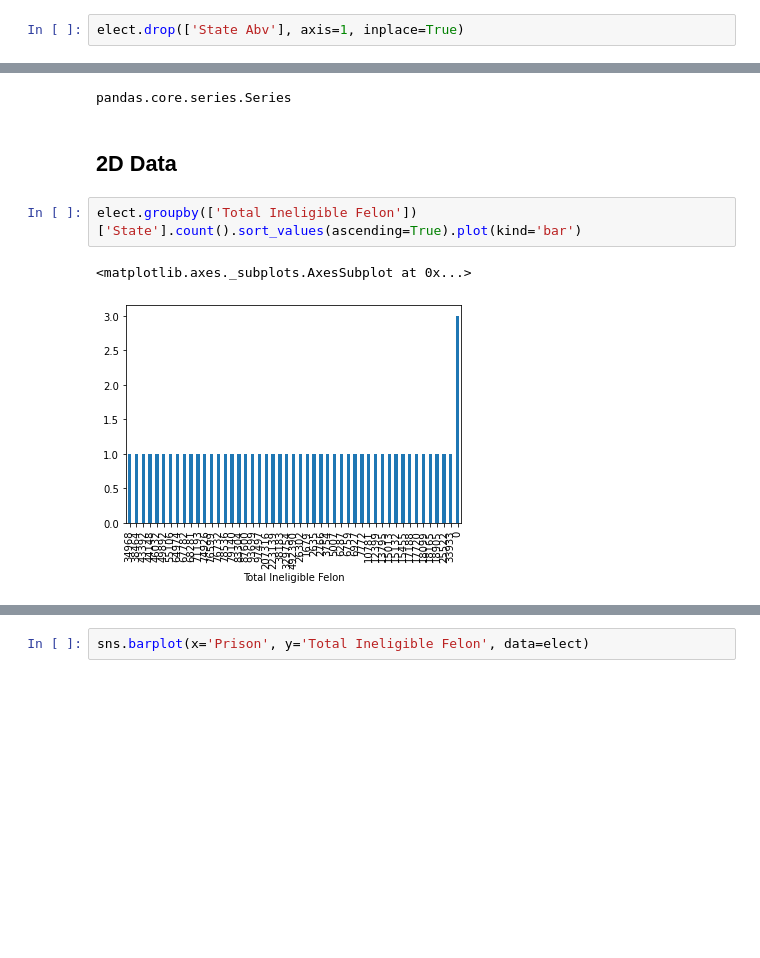
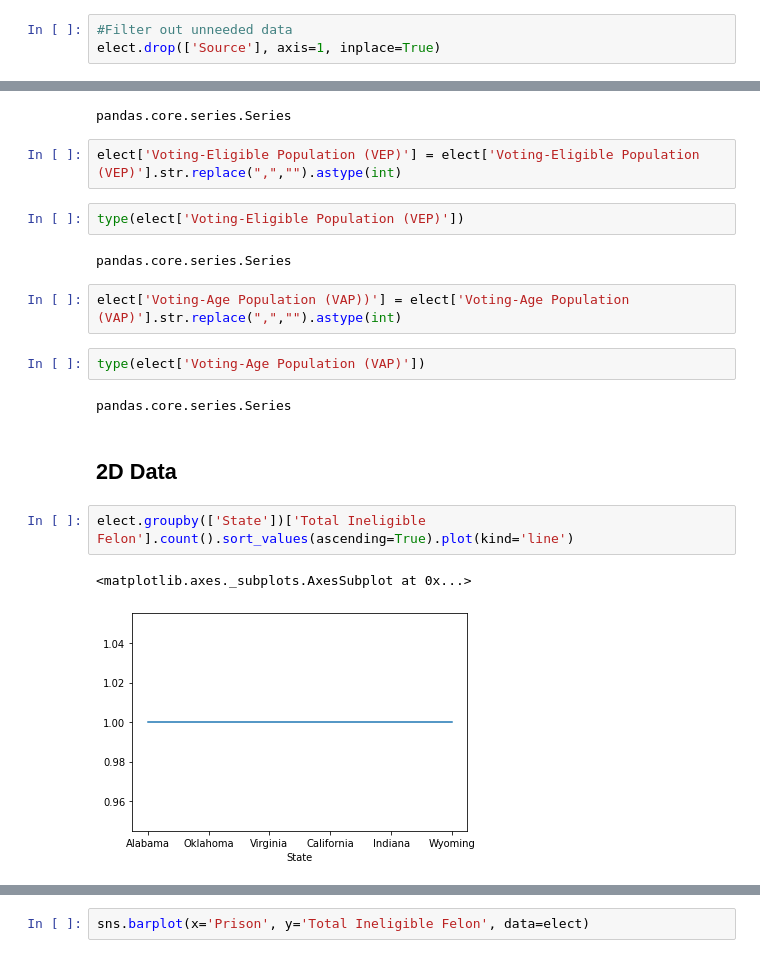
Before and after one commit to juliakaneko/MLA-Data, a Jupyter notebook: 02_Election_Ballots.ipynb, the cells around one changed output, grey strips where cells are left out. Saved outputs shown, nothing was run; the diff lists cells and outputs as text; blank space fills up the shorter version.

```diff
--- a/02_Election_Ballots.ipynb
+++ b/02_Election_Ballots.ipynb
@@ -72,7 +72,8 @@ dtype: object
 # %% [markdown]
 ##Dropping data columns
 # %%
-elect.drop(['State Abv'], axis=1, inplace=True)
+#Filter out unneeded data
+elect.drop(['Source'], axis=1, inplace=True)
 # %%
 elect.head()
 # %% [output]
@@ -119,11 +120,23 @@ elect['Probation'] = elect['Probation'].str.replace(",","").astype(int)
 type(elect['Probation'])
 # %% [output]
 pandas.core.series.Series
+# %%
+elect['Voting-Eligible Population (VEP)'] = elect['Voting-Eligible Population (VEP)'].str.replace(",","").astype(int)
+# %%
+type(elect['Voting-Eligible Population (VEP)'])
+# %% [output]
+pandas.core.series.Series
+# %%
+elect['Voting-Age Population (VAP))'] = elect['Voting-Age Population (VAP)'].str.replace(",","").astype(int)
+# %%
+type(elect['Voting-Age Population (VAP)'])
+# %% [output]
+pandas.core.series.Series
 # %% [markdown]
 ## 2D Data
 # %%
-elect.groupby(['Total Ineligible Felon'])['State'].count().sort_values(ascending=True).plot(kind='bar')
+elect.groupby(['State'])['Total Ineligible Felon'].count().sort_values(ascending=True).plot(kind='line')
 # %% [output]
 <matplotlib.axes._subplots.AxesSubplot at 0x...>
-[figure, old version]
+[figure, new version]
 # %%
```
Also changed, not shown: parts of 11 cells of this notebook.
